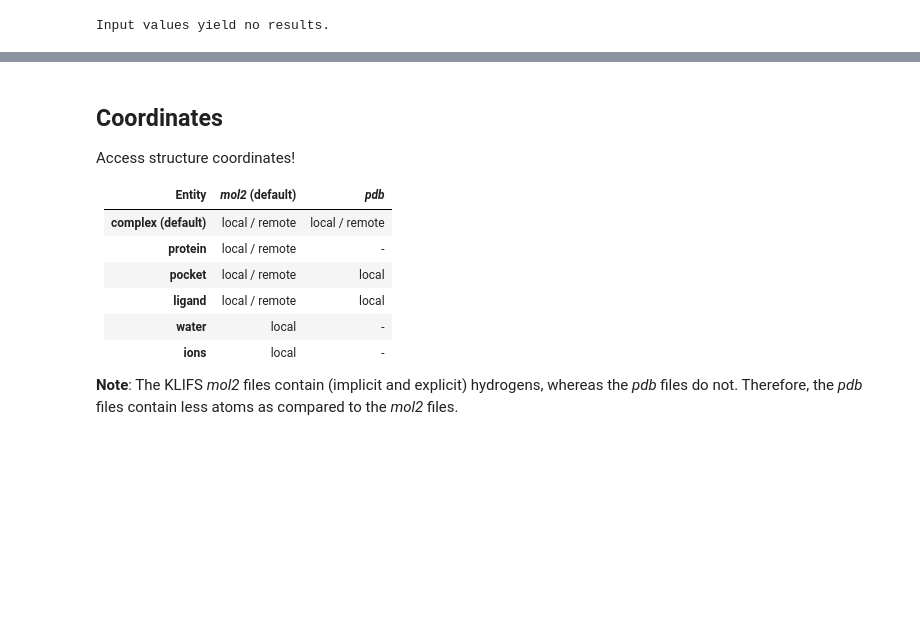
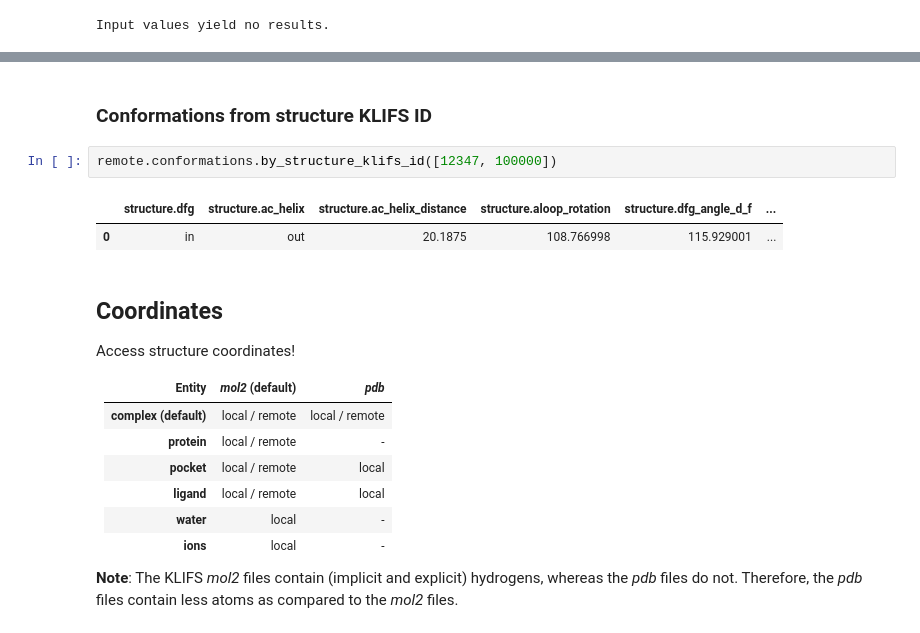
Before and after one commit to volkamerlab/opencadd, a Jupyter notebook: docs/tutorials/databases_klifs.ipynb, the cells around one changed output, grey strips where cells are left out. Saved outputs shown, nothing was run; the diff lists cells and outputs as text; blank space fills up the shorter version.

```diff
--- a/docs/tutorials/databases_klifs.ipynb
+++ b/docs/tutorials/databases_klifs.ipynb
@@ -1039,3 +1055,10 @@ remote.drugs.all_drugs()
+# %% [markdown]
+### Conformations from structure KLIFS ID
+# %%
+remote.conformations.by_structure_klifs_id([12347, 100000])
+# %% [output]
+|  | structure.dfg | structure.ac_helix | structure.ac_helix_distance | structure.aloop_rotation | structure.dfg_angle_d_f | ... |
+| 0 | in | out | 20.1875 | 108.766998 | 115.929001 | ... |
 # %% [markdown]
 ## Coordinates
 
```
Also changed, not shown: parts of 41 cells of this notebook.
